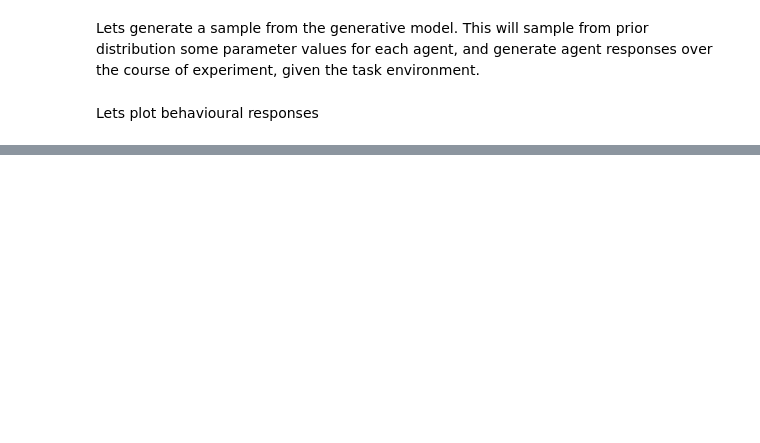
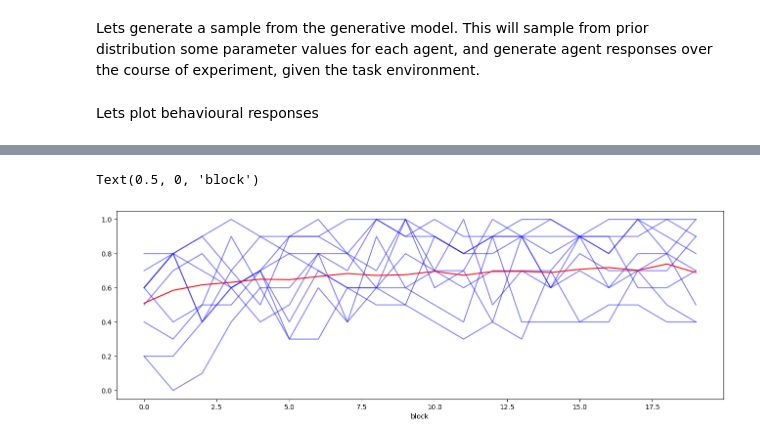
Before and after one commit to dimarkov/pybefit, a Jupyter notebook: examples/agent_development/agent_testing.ipynb, the cells around one changed output, grey strips where cells are left out. Drawn from its saved outputs; the diff is of its cells as text; code cells hidden in the pictures; blank space fills up the shorter version.

```diff
--- a/examples/agent_development/agent_testing.ipynb
+++ b/examples/agent_development/agent_testing.ipynb
@@ -105,0 +176,11 @@ axes[2].hist(ucb_agent.beta, bins=100);
+# %%
+plt.figure(figsize=(16, 5))
+perc_correct = (
+    np.array(prior_predictive_sample["responses"][0]) == probs.argmax(-1)
+).mean(1)
+plt.plot(perc_correct[:, :10], "b", alpha=0.5)
+plt.plot(perc_correct.mean(-1), "r")
+plt.xlabel("block")
+# %% [output]
+Text(0.5, 0, 'block')
+[figure, added]
```
Also changed, not shown: parts of 19 cells of this notebook.
